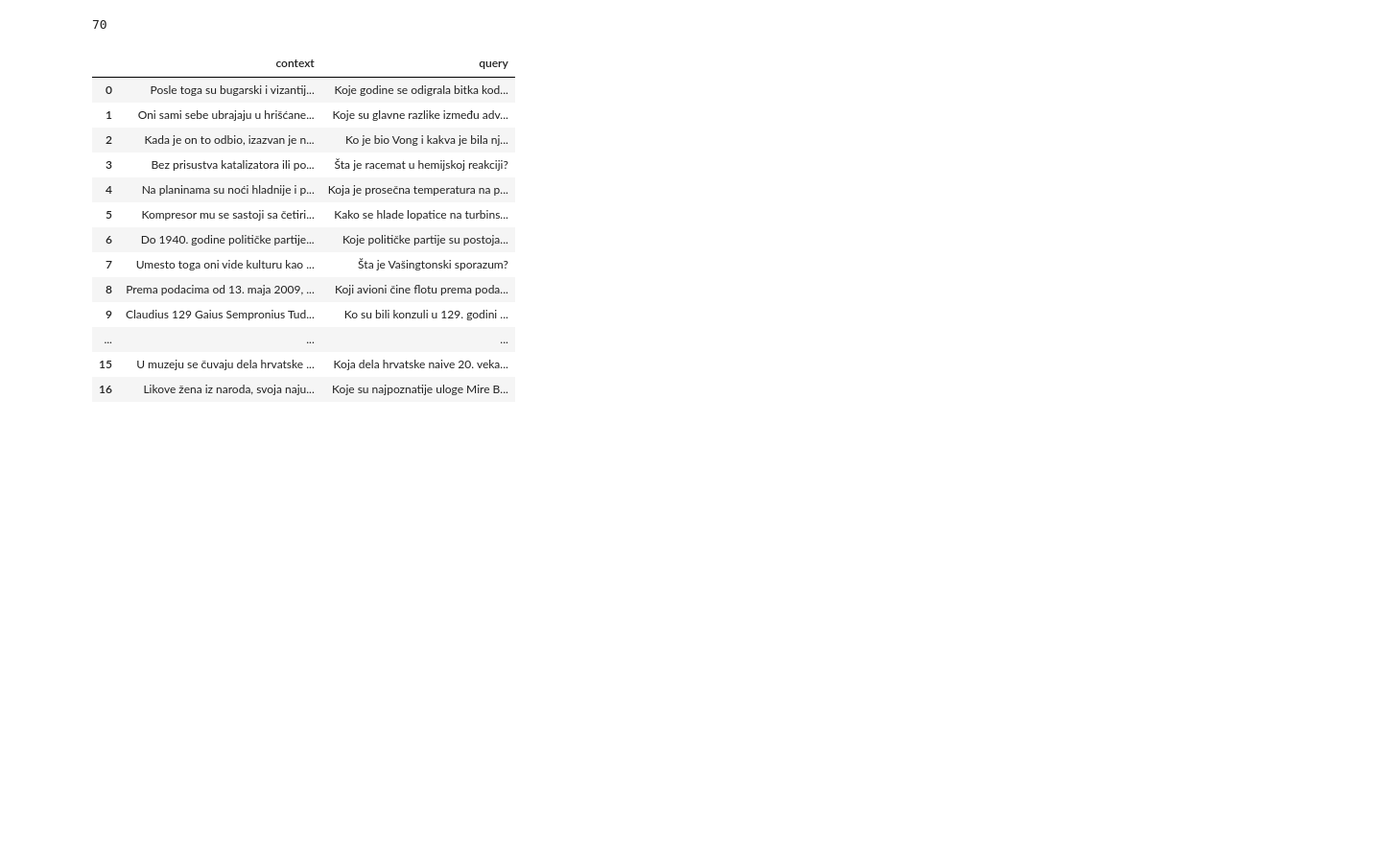
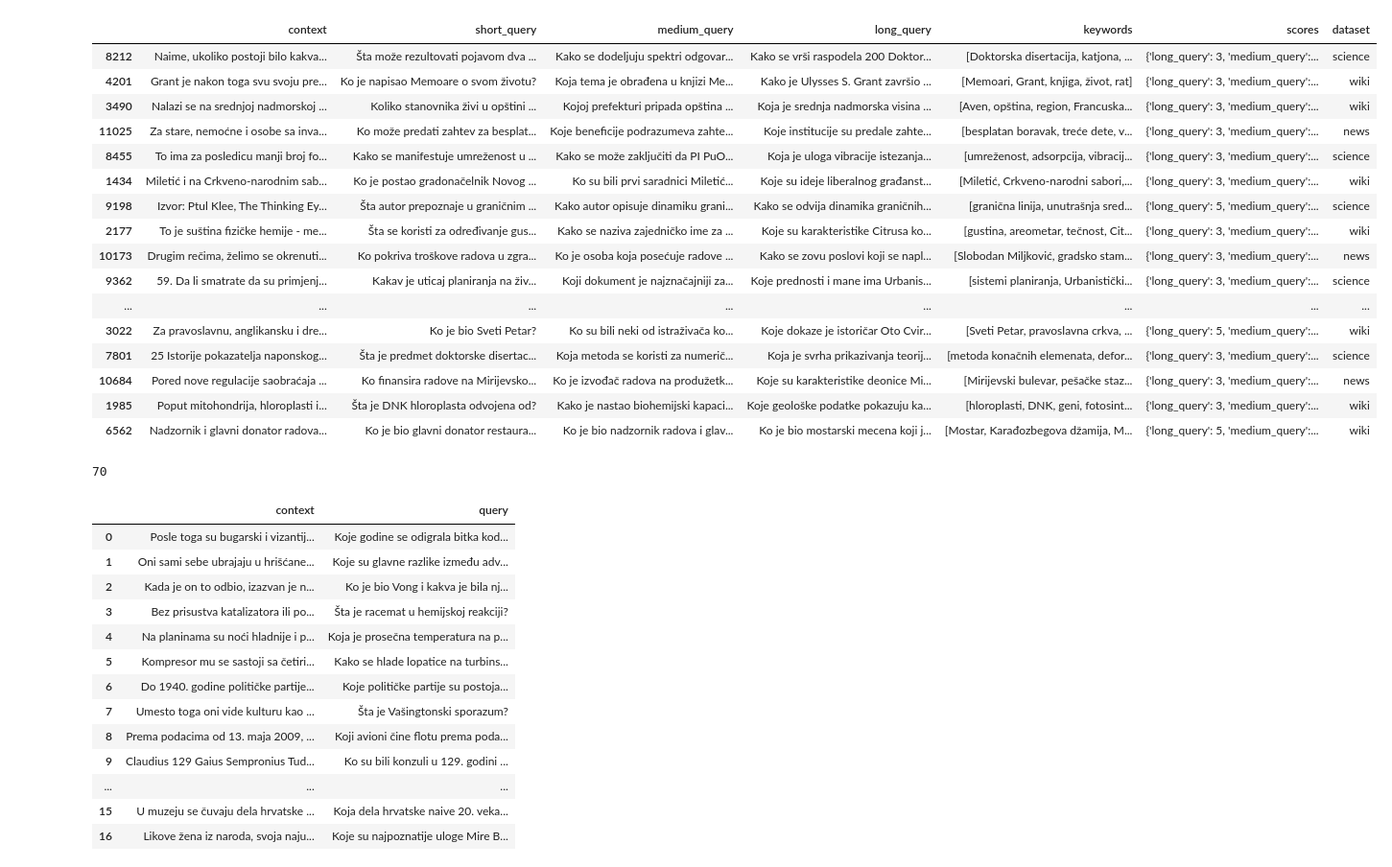
Before and after one commit to smartcat-labs/SRBedding, a Jupyter notebook: training_dataset/notebooks/testing_4omini.ipynb, the cells around one changed output. Shown at 96% size. Cells and saved outputs as stored; diff of their text form; code cells hidden in the pictures; blank space fills up the shorter version.

Commit message:
Try new datasets.

```diff
--- a/training_dataset/notebooks/testing_4omini.ipynb
+++ b/training_dataset/notebooks/testing_4omini.ipynb
@@ -33,3 +42,24 @@ wiki_mini.shape
+# %%
+train13k = pd.read_parquet("../datasets/TRAIN11k_fixed_v2.parquet")
+train13k.sample(30)
+# %% [output]
+|  | context | short_query | medium_query | long_query | keywords | scores | dataset |
+| 8212 | Naime, ukoliko postoji bilo kakva... | Šta može rezultovati pojavom dva ... | Kako se dodeljuju spektri odgovar... | Kako se vrši raspodela 200 Doktor... | [Doktorska disertacija, katjona, ... | {'long_query': 3, 'medium_query':... | science |
+| 4201 | Grant je nakon toga svu svoju pre... | Ko je napisao Memoare o svom životu? | Koja tema je obrađena u knjizi Me... | Kako je Ulysses S. Grant završio ... | [Memoari, Grant, knjiga, život, rat] | {'long_query': 3, 'medium_query':... | wiki |
+| 3490 | Nalazi se na srednjoj nadmorskoj ... | Koliko stanovnika živi u opštini ... | Kojoj prefekturi pripada opština ... | Koja je srednja nadmorska visina ... | [Aven, opština, region, Francuska... | {'long_query': 3, 'medium_query':... | wiki |
+| 11025 | Za stare, nemoćne i osobe sa inva... | Ko može predati zahtev za besplat... | Koje beneficije podrazumeva zahte... | Koje institucije su predale zahte... | [besplatan boravak, treće dete, v... | {'long_query': 3, 'medium_query':... | news |
+| 8455 | To ima za posledicu manji broj fo... | Kako se manifestuje umreženost u ... | Kako se može zaključiti da PI PuO... | Koja je uloga vibracije istezanja... | [umreženost, adsorpcija, vibracij... | {'long_query': 3, 'medium_query':... | science |
+| 1434 | Miletić i na Crkveno-narodnim sab... | Ko je postao gradonačelnik Novog ... | Ko su bili prvi saradnici Miletić... | Koje su ideje liberalnog građanst... | [Miletić, Crkveno-narodni sabori,... | {'long_query': 3, 'medium_query':... | wiki |
+| 9198 | Izvor: Ptul Klee, The Thinking Ey... | Šta autor prepoznaje u graničnim ... | Kako autor opisuje dinamiku grani... | Kako se odvija dinamika graničnih... | [granična linija, unutrašnja sred... | {'long_query': 5, 'medium_query':... | science |
+| 2177 | To je suština fizičke hemije - me... | Šta se koristi za određivanje gus... | Kako se naziva zajedničko ime za ... | Koje su karakteristike Citrusa ko... | [gustina, areometar, tečnost, Cit... | {'long_query': 3, 'medium_query':... | wiki |
+| 10173 | Drugim rečima, želimo se okrenuti... | Ko pokriva troškove radova u zgra... | Ko je osoba koja posećuje radove ... | Kako se zovu poslovi koji se napl... | [Slobodan Miljković, gradsko stam... | {'long_query': 3, 'medium_query':... | news |
+| 9362 | 59. Da li smatrate da su primjenj... | Kakav je uticaj planiranja na živ... | Koji dokument je najznačajniji za... | Koje prednosti i mane ima Urbanis... | [sistemi planiranja, Urbanistički... | {'long_query': 3, 'medium_query':... | science |
+| ... | ... | ... | ... | ... | ... | ... | ... |
+| 3022 | Za pravoslavnu, anglikansku i dre... | Ko je bio Sveti Petar? | Ko su bili neki od istraživača ko... | Koje dokaze je istoričar Oto Cvir... | [Sveti Petar, pravoslavna crkva, ... | {'long_query': 5, 'medium_query':... | wiki |
+| 7801 | 25 Istorije pokazatelja naponskog... | Šta je predmet doktorske disertac... | Koja metoda se koristi za numerič... | Koja je svrha prikazivanja teorij... | [metoda konačnih elemenata, defor... | {'long_query': 3, 'medium_query':... | science |
+| 10684 | Pored nove regulacije saobraćaja ... | Ko finansira radove na Mirijevsko... | Ko je izvođač radova na produžetk... | Koje su karakteristike deonice Mi... | [Mirijevski bulevar, pešačke staz... | {'long_query': 3, 'medium_query':... | news |
+| 1985 | Poput mitohondrija, hloroplasti i... | Šta je DNK hloroplasta odvojena od? | Kako je nastao biohemijski kapaci... | Koje geološke podatke pokazuju ka... | [hloroplasti, DNK, geni, fotosint... | {'long_query': 3, 'medium_query':... | wiki |
+| 6562 | Nadzornik i glavni donator radova... | Ko je bio glavni donator restaura... | Ko je bio nadzornik radova i glav... | Ko je bio mostarski mecena koji j... | [Mostar, Karađozbegova džamija, M... | {'long_query': 5, 'medium_query':... | wiki |
 # %%
 datasets = ['wiki_mini', 'news_mini', 'literature_mini']
 for dataset in datasets:
```
Also changed, not shown: parts of 4 cells of this notebook, 7 other files.
